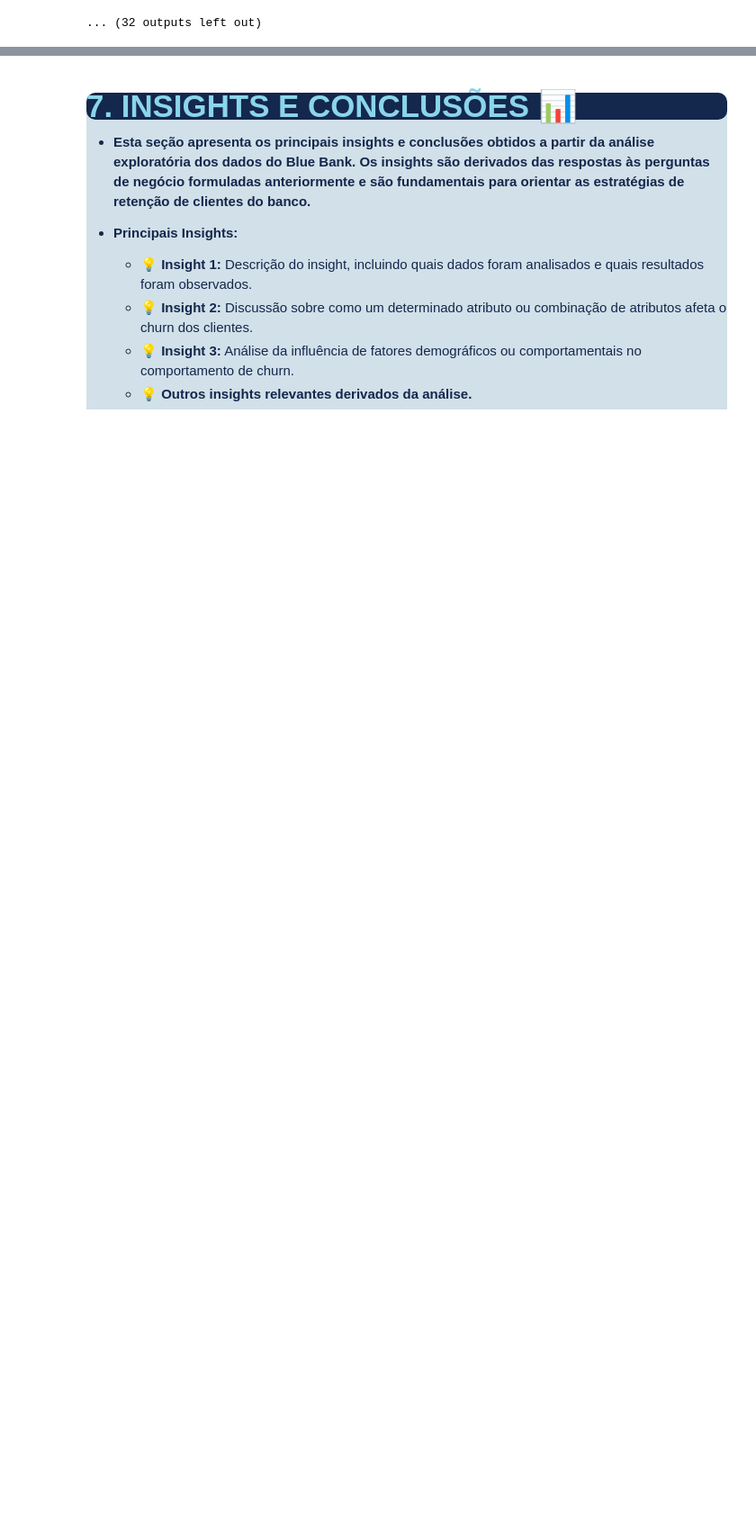
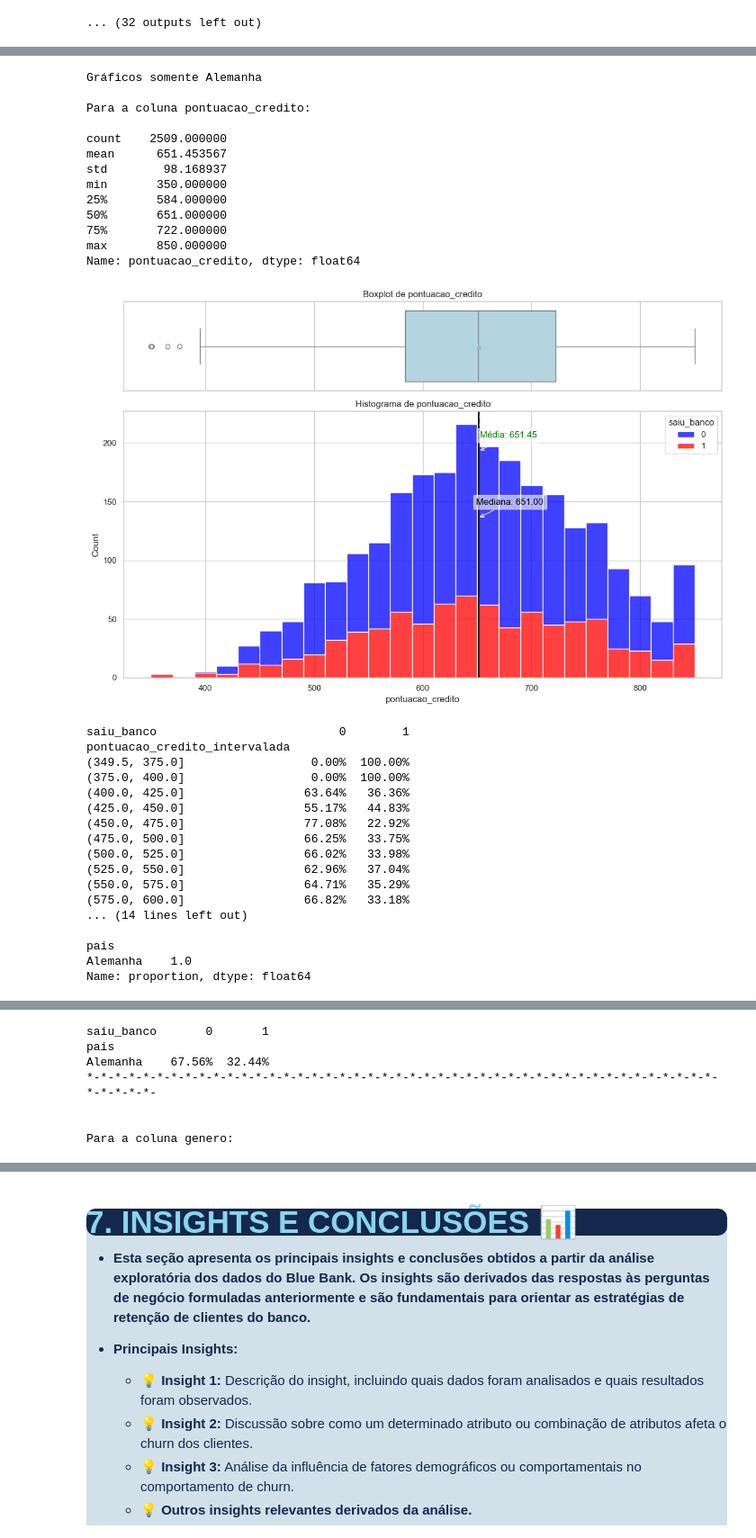
Before and after one commit to andrefeitosa9/eda-banco-projeto-santandercoders, a Jupyter notebook: 02-Analise/blue-bank-costumer-churn-eda.ipynb, the cells around one changed output, grey strips where cells are left out. Shown at 90% size. Saved outputs shown, nothing was run; the diff lists cells and outputs as text; code cells hidden in the pictures; blank space fills up the shorter version.

```diff
--- a/02-Analise/blue-bank-costumer-churn-eda.ipynb
+++ b/02-Analise/blue-bank-costumer-churn-eda.ipynb
@@ -887,0 +1030,37 @@ Name: saldo, dtype: float64
+# %%
+print("Gráficos somente Alemanha")
+
+for coluna in colunas_graficos:
+    fazer_graficos_histogramas(coluna, dataframe=df_alemanha)
+# %% [output]
+Gráficos somente Alemanha
+
+Para a coluna pontuacao_credito:
+
+count    2509.000000
+mean      651.453567
+std        98.168937
+min       350.000000
+25%       584.000000
+50%       651.000000
+75%       722.000000
+max       850.000000
+Name: pontuacao_credito, dtype: float64
+[figure, added]
+saiu_banco                          0        1
+pontuacao_credito_intervalada
+(349.5, 375.0]                  0.00%  100.00%
+(375.0, 400.0]                  0.00%  100.00%
+(400.0, 425.0]                 63.64%   36.36%
+(425.0, 450.0]                 55.17%   44.83%
+(450.0, 475.0]                 77.08%   22.92%
+(475.0, 500.0]                 66.25%   33.75%
+(500.0, 525.0]                 66.02%   33.98%
+(525.0, 550.0]                 62.96%   37.04%
+(550.0, 575.0]                 64.71%   35.29%
+(575.0, 600.0]                 66.82%   33.18%
+... (14 lines left out)
+
+pais
+Alemanha    1.0
+Name: proportion, dtype: float64
@@ -887,0 +1068,7 @@ Name: saldo, dtype: float64
+saiu_banco       0       1
+pais
+Alemanha    67.56%  32.44%
+*-*-*-*-*-*-*-*-*-*-*-*-*-*-*-*-*-*-*-*-*-*-*-*-*-*-*-*-*-*-*-*-*-*-*-*-*-*-*-*-*-*-*-*-*-*-*-*-*-*-
+
+
+Para a coluna genero:
```
Also changed, not shown: parts of 12 cells of this notebook.
